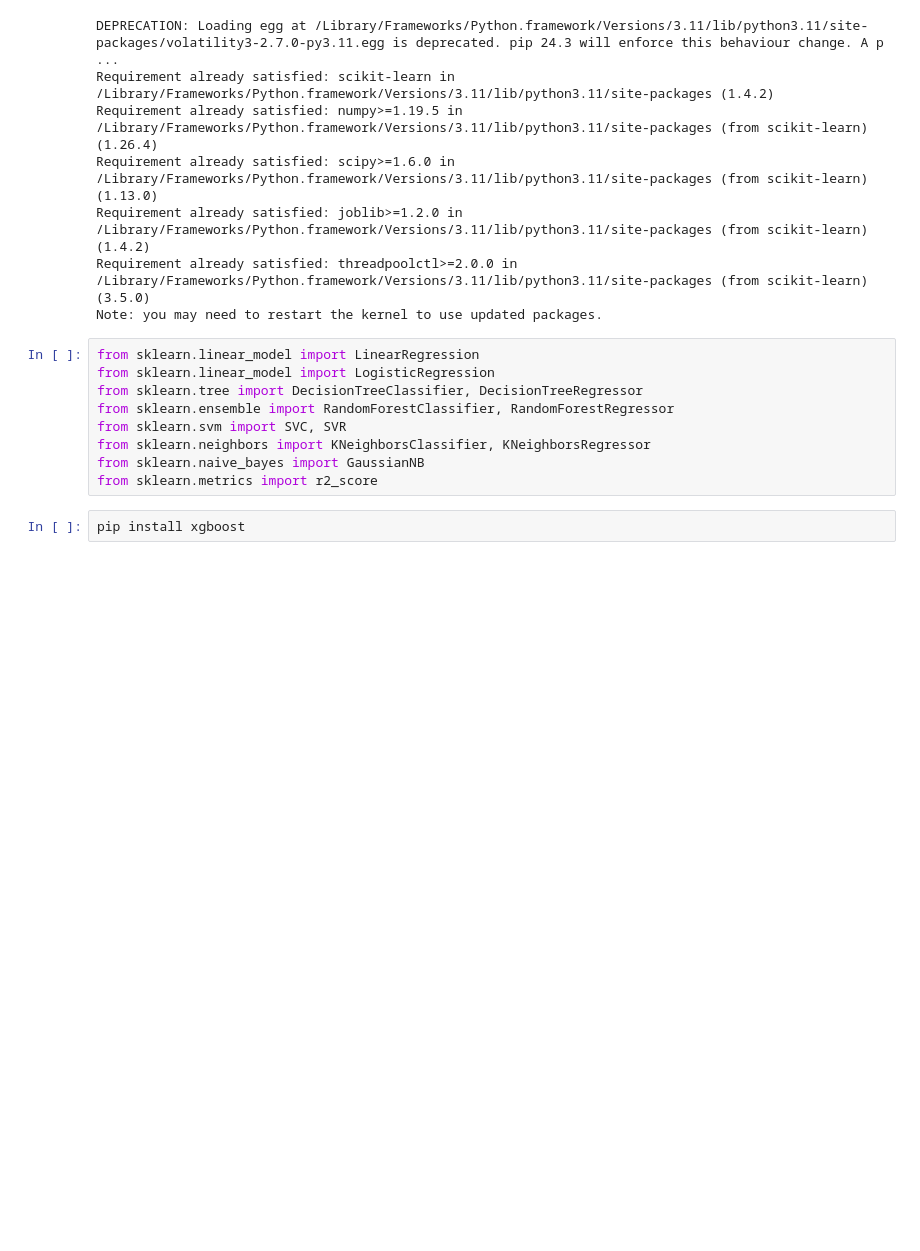
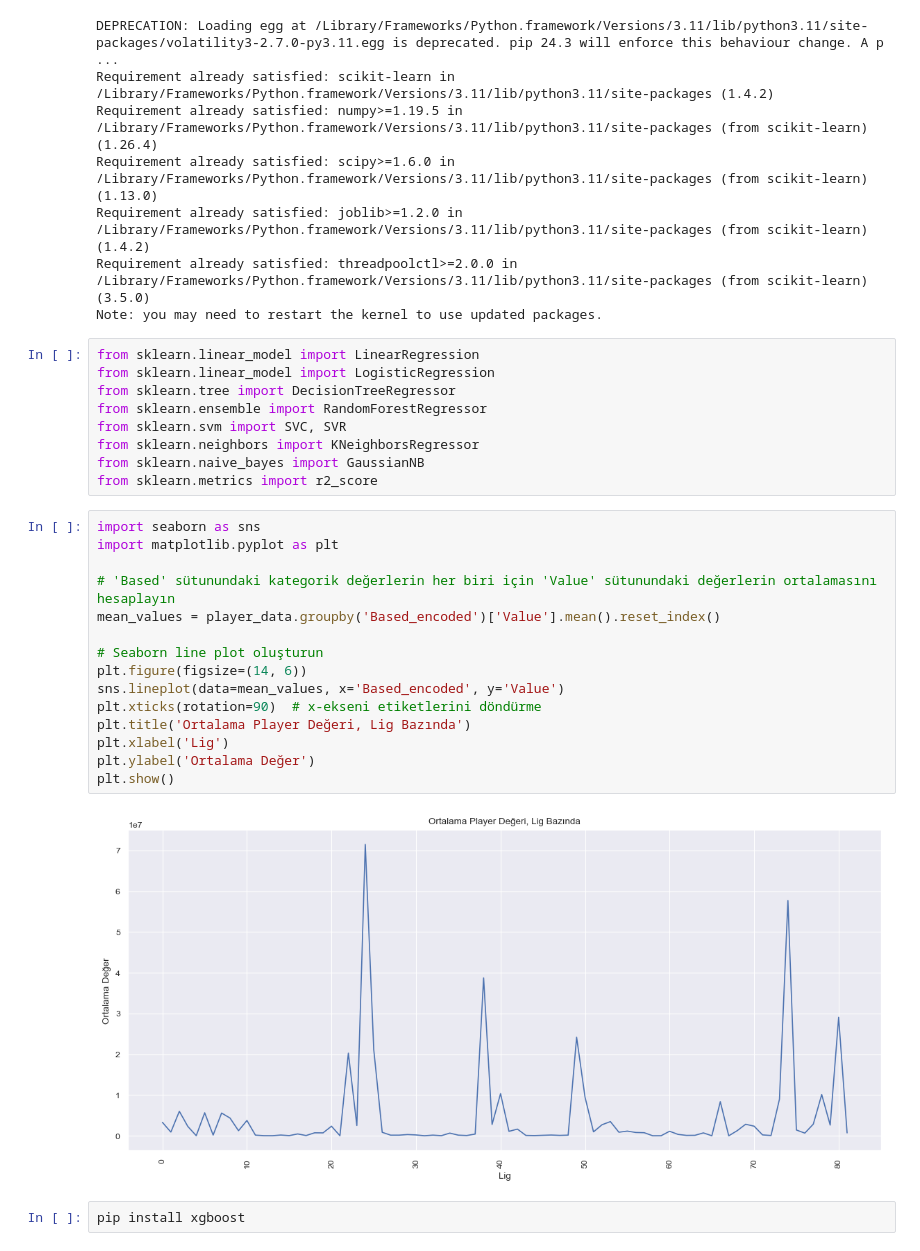
Before and after one commit to emrerol/Player-Value-Prediction, a Jupyter notebook: main.ipynb, the cells around one changed output. Drawn from its saved outputs; the diff is of its cells as text; blank space fills up the shorter version.

```diff
--- a/main.ipynb
+++ b/main.ipynb
@@ -199,12 +341,29 @@ Note: you may need to restart the kernel to use updated packages.
 # %%
 from sklearn.linear_model import LinearRegression
 from sklearn.linear_model import LogisticRegression
-from sklearn.tree import DecisionTreeClassifier, DecisionTreeRegressor
-from sklearn.ensemble import RandomForestClassifier, RandomForestRegressor
+from sklearn.tree import DecisionTreeRegressor
+from sklearn.ensemble import RandomForestRegressor
 from sklearn.svm import SVC, SVR
-from sklearn.neighbors import KNeighborsClassifier, KNeighborsRegressor
+from sklearn.neighbors import KNeighborsRegressor
 from sklearn.naive_bayes import GaussianNB
 from sklearn.metrics import r2_score
+# %%
+import seaborn as sns
+import matplotlib.pyplot as plt
+
+# 'Based' sütunundaki kategorik değerlerin her biri için 'Value' sütunundaki değerlerin ortalamasını hesaplayın
+mean_values = player_data.groupby('Based_encoded')['Value'].mean().reset_index()
+
+# Seaborn line plot oluşturun
+plt.figure(figsize=(14, 6))
+sns.lineplot(data=mean_values, x='Based_encoded', y='Value')
+plt.xticks(rotation=90)  # x-ekseni etiketlerini döndürme
+plt.title('Ortalama Player Değeri, Lig Bazında')
+plt.xlabel('Lig')
+plt.ylabel('Ortalama Değer')
+plt.show()
+# %% [output]
+[figure, added]
 # %%
 pip install xgboost
 # %% [output]
```
Also changed, not shown: parts of 16 cells of this notebook.
